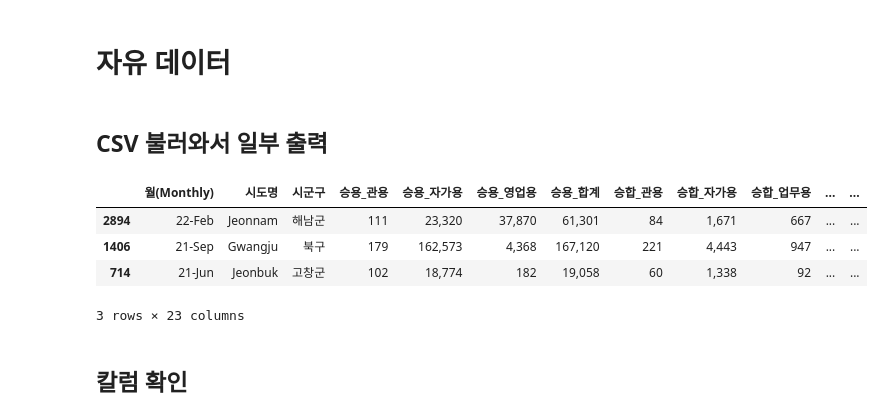
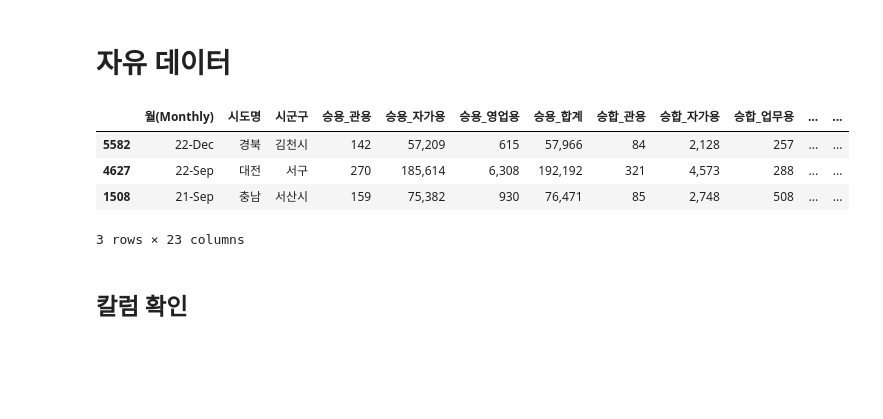
Before and after one commit to pcw11/datajo, a Jupyter notebook: 데이터조.ipynb, the cells around one changed output. Drawn from its saved outputs; the diff is of its cells as text; code cells hidden in the pictures; blank space fills up the shorter version.

```diff
--- a/데이터조.ipynb
+++ b/데이터조.ipynb
@@ -322,16 +381,14 @@ plt.show()
 # %% [markdown]
 # 자유 데이터
-# %% [markdown]
-## CSV 불러와서 일부 출력
 # %%
 # 1. CSV 파일 불러오기
-df1 = pd.read_csv("datajo/cardata_english.csv")
+df1 = pd.read_csv("datajo/cardata.csv")
 df1.sample(3)
 # %% [output]
 |  | 월(Monthly) | 시도명 | 시군구 | 승용_관용 | 승용_자가용 | 승용_영업용 | 승용_합계 | 승합_관용 | 승합_자가용 | 승합_업무용 | ... | ... |
-| 2894 | 22-Feb | Jeonnam | 해남군 | 111 | 23,320 | 37,870 | 61,301 | 84 | 1,671 | 667 | ... | ... |
-| 1406 | 21-Sep | Gwangju | 북구 | 179 | 162,573 | 4,368 | 167,120 | 221 | 4,443 | 947 | ... | ... |
-| 714 | 21-Jun | Jeonbuk | 고창군 | 102 | 18,774 | 182 | 19,058 | 60 | 1,338 | 92 | ... | ... |
+| 5582 | 22-Dec | 경북 | 김천시 | 142 | 57,209 | 615 | 57,966 | 84 | 2,128 | 257 | ... | ... |
+| 4627 | 22-Sep | 대전 | 서구 | 270 | 185,614 | 6,308 | 192,192 | 321 | 4,573 | 288 | ... | ... |
+| 1508 | 21-Sep | 충남 | 서산시 | 159 | 75,382 | 930 | 76,471 | 85 | 2,748 | 508 | ... | ... |
 3 rows × 23 columns
 # %% [markdown]
 ## 칼럼 확인
```
Also changed, not shown: parts of 27 cells of this notebook.
